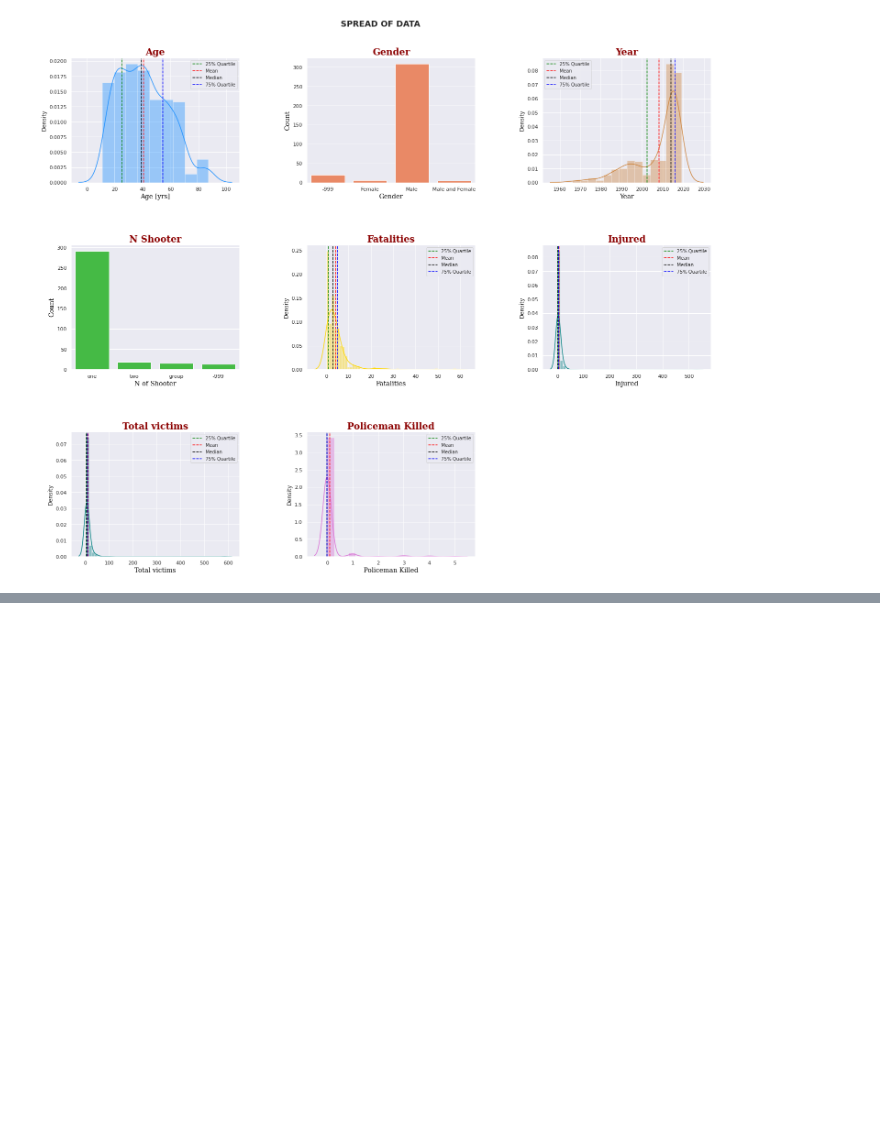
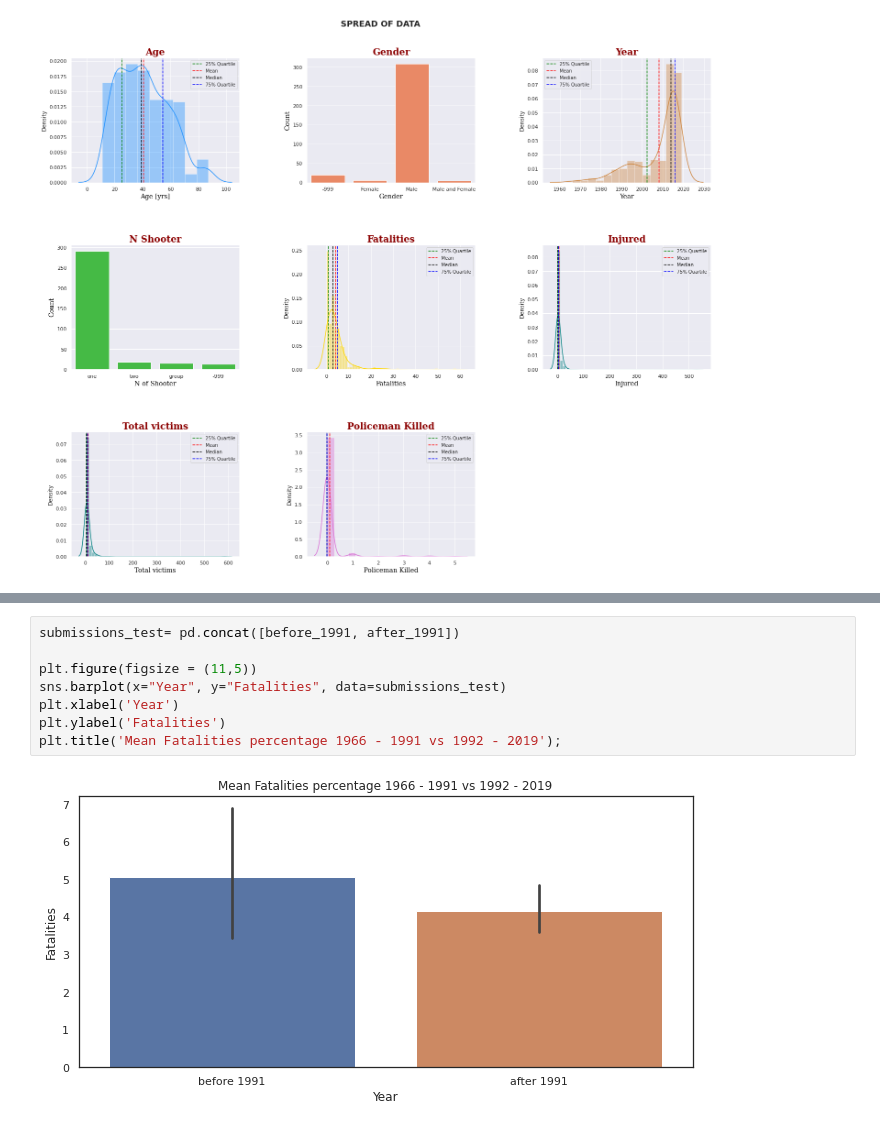
Before and after one commit to Antonio-Martinez-Sanchez/Capstone-Thinkful-Excel, a Jupyter notebook: Final_Capstone_Thinkful.ipynb, the cells around one changed output, grey strips where cells are left out. Drawn from its saved outputs; the diff is of its cells as text; blank space fills up the shorter version.

```diff
--- a/Final_Capstone_Thinkful.ipynb
+++ b/Final_Capstone_Thinkful.ipynb
@@ -603,0 +711,10 @@ ax7.legend(fontsize=10);
+# %%
+submissions_test= pd.concat([before_1991, after_1991])
+
+plt.figure(figsize = (11,5))
+sns.barplot(x="Year", y="Fatalities", data=submissions_test)
+plt.xlabel('Year')
+plt.ylabel('Fatalities')
+plt.title('Mean Fatalities percentage 1966 - 1991 vs 1992 - 2019');
+# %% [output]
+[figure, added]
```
Also changed, not shown: parts of 11 cells of this notebook.
